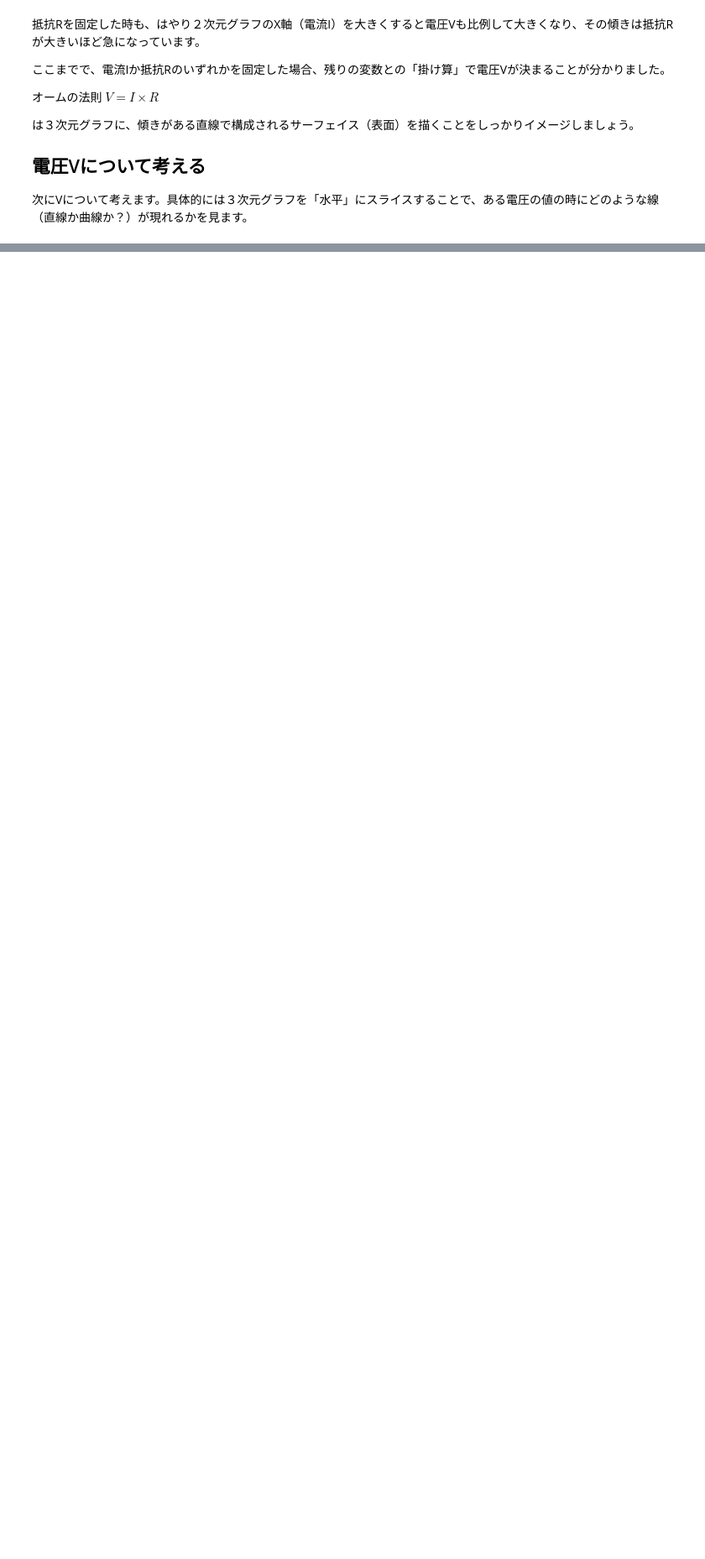
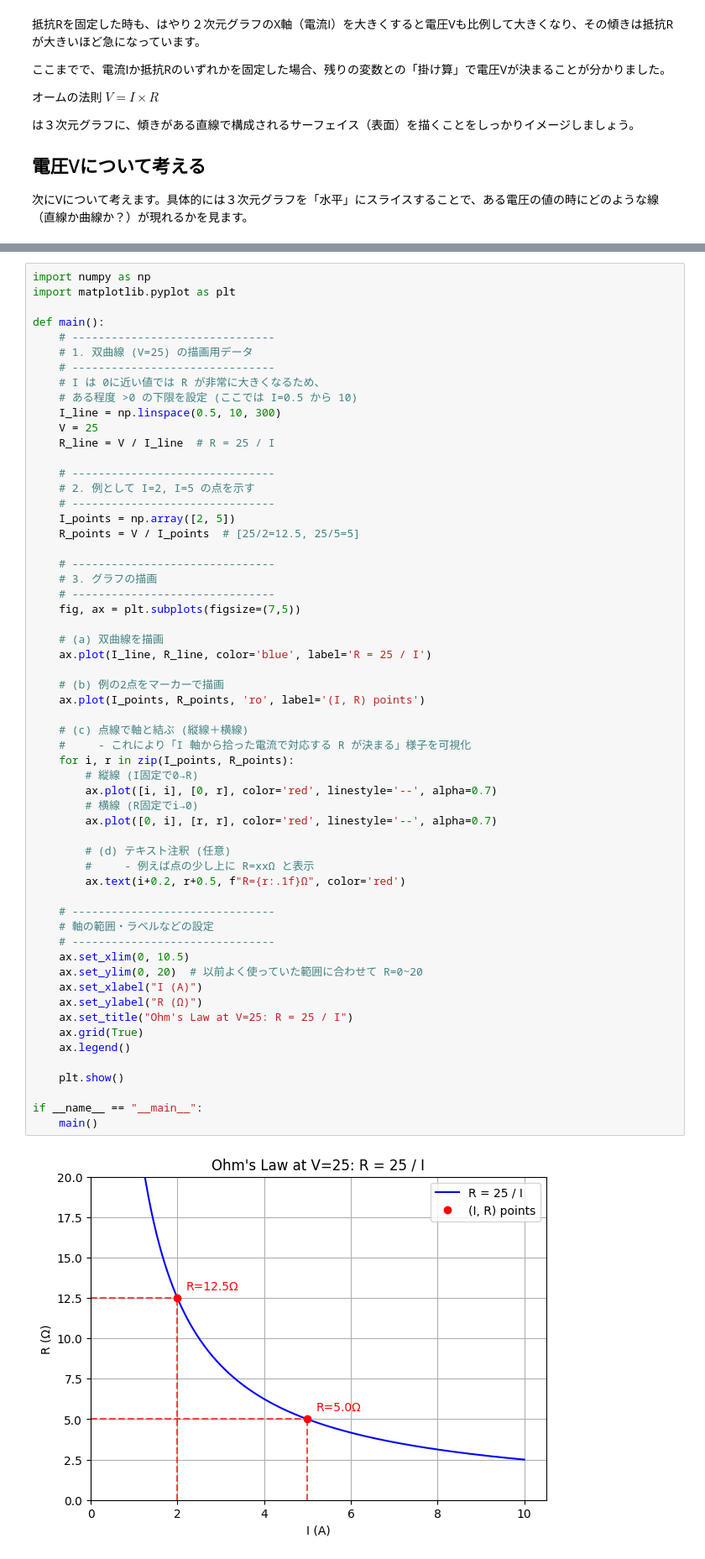
Before and after one commit to yoshiwatanabe/python-test, a Jupyter notebook: electricity/test.ipynb, the cells around one changed output, grey strips where cells are left out. Shown at 84% size. Saved outputs shown, nothing was run; the diff lists cells and outputs as text; blank space fills up the shorter version.

```diff
--- a/electricity/test.ipynb
+++ b/electricity/test.ipynb
@@ -358,0 +363,60 @@ if __name__ == "__main__":
+# %%
+import numpy as np
+import matplotlib.pyplot as plt
+
+def main():
+    # -------------------------------
+    # 1. 双曲線 (V=25) の描画用データ
+    # -------------------------------
+    # I は 0に近い値では R が非常に大きくなるため、
+    # ある程度 >0 の下限を設定 (ここでは I=0.5 から 10)
+    I_line = np.linspace(0.5, 10, 300)
+    V = 25
+    R_line = V / I_line  # R = 25 / I
+
+    # -------------------------------
+    # 2. 例として I=2, I=5 の点を示す
+    # -------------------------------
+    I_points = np.array([2, 5])
+    R_points = V / I_points  # [25/2=12.5, 25/5=5]
+
+    # -------------------------------
+    # 3. グラフの描画
+    # -------------------------------
+    fig, ax = plt.subplots(figsize=(7,5))
+
+    # (a) 双曲線を描画
+    ax.plot(I_line, R_line, color='blue', label='R = 25 / I')
+
+    # (b) 例の2点をマーカーで描画
+    ax.plot(I_points, R_points, 'ro', label='(I, R) points')
+
+    # (c) 点線で軸と結ぶ (縦線＋横線)
+    #     - これにより「I 軸から拾った電流で対応する R が決まる」様子を可視化
+    for i, r in zip(I_points, R_points):
+        # 縦線 (I固定で0→R)
+        ax.plot([i, i], [0, r], color='red', linestyle='--', alpha=0.7)
+        # 横線 (R固定でi→0)
+        ax.plot([0, i], [r, r], color='red', linestyle='--', alpha=0.7)
+
+        # (d) テキスト注釈 (任意)
+        #     - 例えば点の少し上に R=xxΩ と表示
+        ax.text(i+0.2, r+0.5, f"R={r:.1f}Ω", color='red')
+
+    # -------------------------------
+    # 軸の範囲・ラベルなどの設定
+    # -------------------------------
+    ax.set_xlim(0, 10.5)
+    ax.set_ylim(0, 20)  # 以前よく使っていた範囲に合わせて R=0~20
+    ax.set_xlabel("I (A)")
+    ax.set_ylabel("R (Ω)")
+    ax.set_title("Ohm's Law at V=25: R = 25 / I")
+    ax.grid(True)
+    ax.legend()
+
+    plt.show()
+
+if __name__ == "__main__":
+    main()
+# %% [output]
+[figure, added]
```
Also changed, not shown: parts of 3 cells of this notebook.
